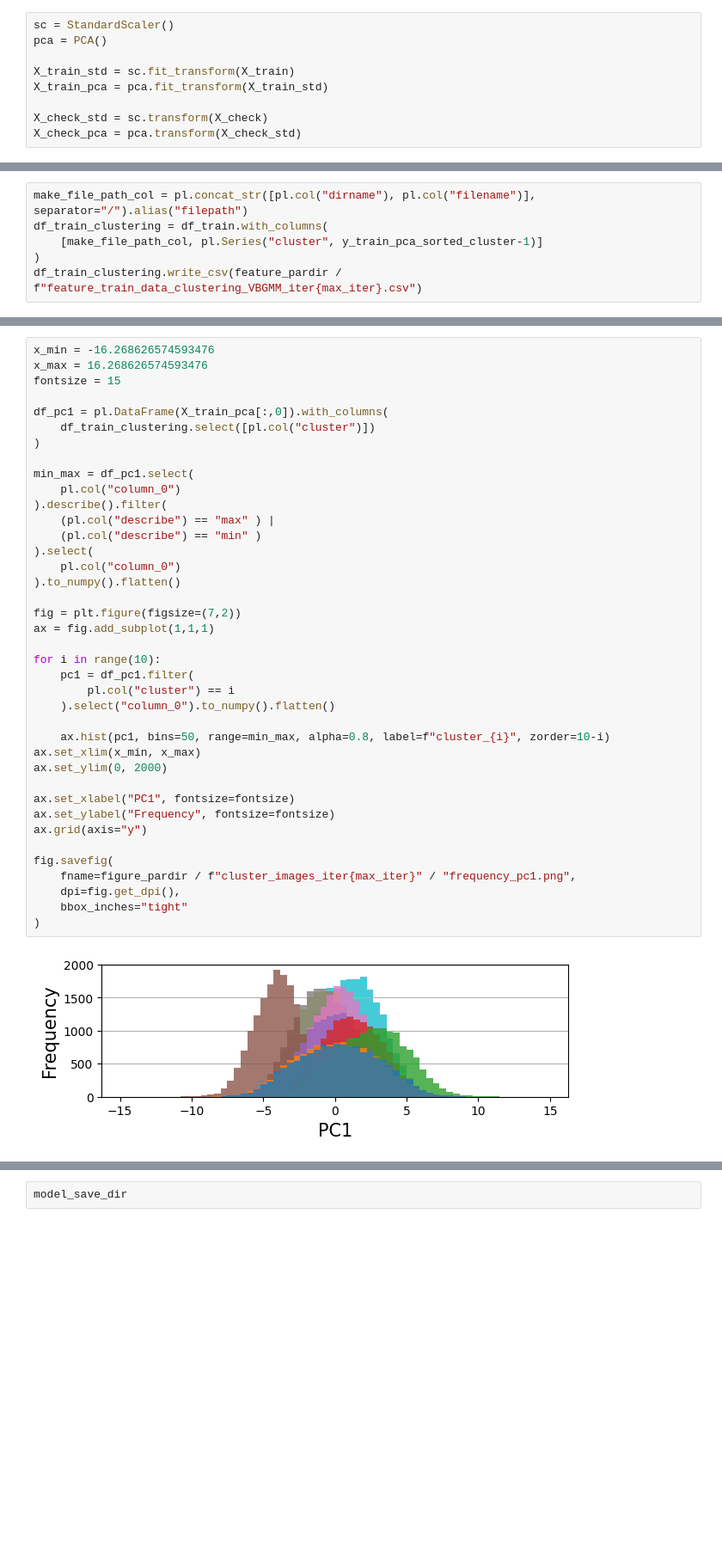
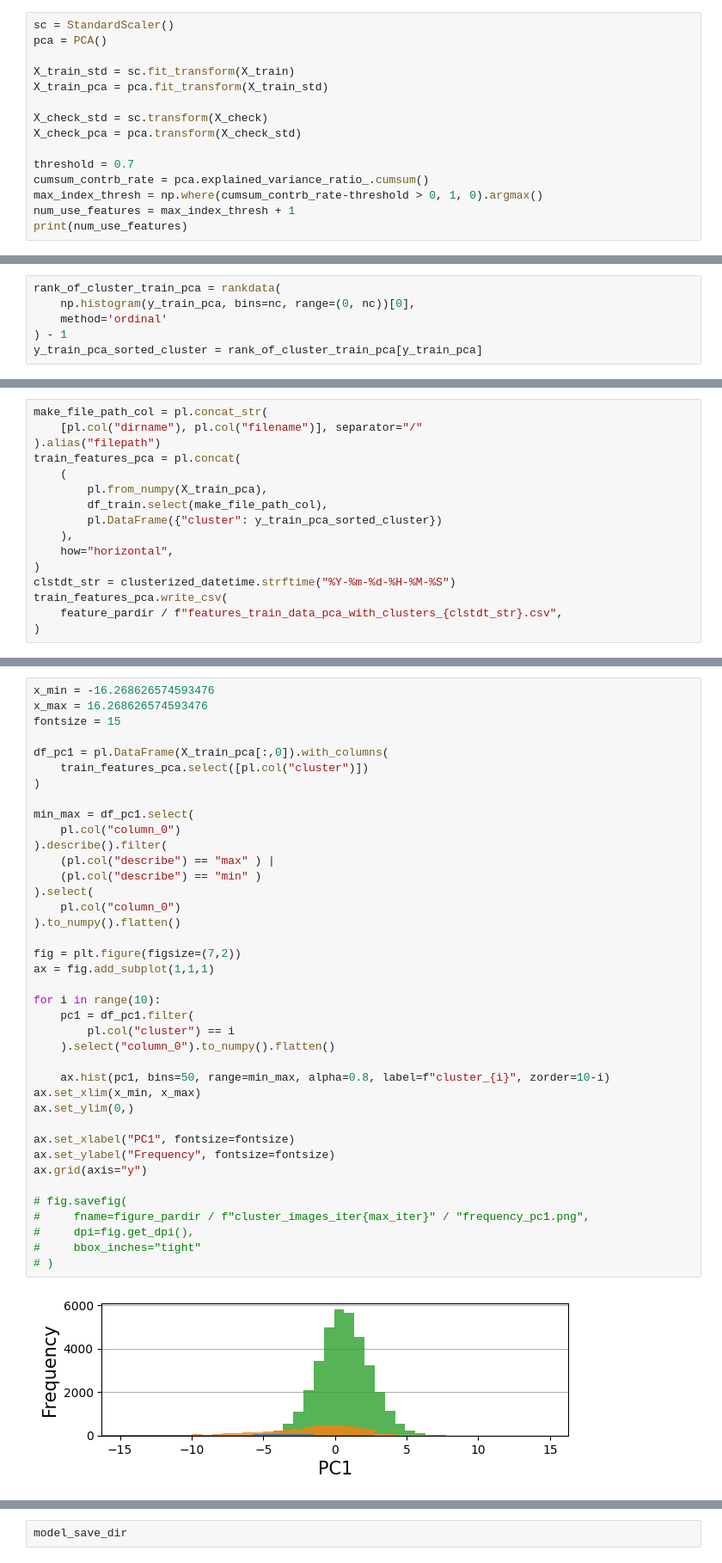
Before and after one commit to RyuichiShinseiB/Feature_extraction, a Jupyter notebook: notebooks/VBGMM_clustering.ipynb, the cells around one changed output, grey strips where cells are left out. Shown: that part at 86% size. Drawn from its saved outputs; the diff is of its cells as text; blank space fills up the shorter version.

```diff
--- a/notebooks/VBGMM_clustering.ipynb
+++ b/notebooks/VBGMM_clustering.ipynb
@@ -76,3 +107,9 @@ X_train_pca = pca.fit_transform(X_train_std)
 
 X_check_std = sc.transform(X_check)
 X_check_pca = pca.transform(X_check_std)
+
+threshold = 0.7
+cumsum_contrb_rate = pca.explained_variance_ratio_.cumsum()
+max_index_thresh = np.where(cumsum_contrb_rate-threshold > 0, 1, 0).argmax()
+num_use_features = max_index_thresh + 1
+print(num_use_features)
@@ -176,0 +264,6 @@ Initialization converged: False
+# %%
+rank_of_cluster_train_pca = rankdata(
+    np.histogram(y_train_pca, bins=nc, range=(0, nc))[0],
+    method='ordinal'
+) - 1
+y_train_pca_sorted_cluster = rank_of_cluster_train_pca[y_train_pca]
@@ -192,6 +393,16 @@ PosixPath('/home/shinsei/MyResearches/feat_extrc/reports/features/SimpleCAE16/20
 # %%
-make_file_path_col = pl.concat_str([pl.col("dirname"), pl.col("filename")], separator="/").alias("filepath")
-df_train_clustering = df_train.with_columns(
-    [make_file_path_col, pl.Series("cluster", y_train_pca_sorted_cluster-1)]
+make_file_path_col = pl.concat_str(
+    [pl.col("dirname"), pl.col("filename")], separator="/"
+).alias("filepath")
+train_features_pca = pl.concat(
+    (
+        pl.from_numpy(X_train_pca),
+        df_train.select(make_file_path_col),
+        pl.DataFrame({"cluster": y_train_pca_sorted_cluster})
+    ),
+    how="horizontal",
 )
-df_train_clustering.write_csv(feature_pardir / f"feature_train_data_clustering_VBGMM_iter{max_iter}.csv")
+clstdt_str = clusterized_datetime.strftime("%Y-%m-%d-%H-%M-%S")
+train_features_pca.write_csv(
+    feature_pardir / f"features_train_data_pca_with_clusters_{clstdt_str}.csv",
+)
@@ -260,40 +452,40 @@ x_max = 16.268626574593476
 fontsize = 15
 
 df_pc1 = pl.DataFrame(X_train_pca[:,0]).with_columns(
-    df_train_clustering.select([pl.col("cluster")])
+    train_features_pca.select([pl.col("cluster")])
 )
 
 min_max = df_pc1.select(
     pl.col("column_0")
 ).describe().filter(
     (pl.col("describe") == "max" ) |
     (pl.col("describe") == "min" )
 ).select(
     pl.col("column_0")
 ).to_numpy().flatten()
 
 fig = plt.figure(figsize=(7,2))
 ax = fig.add_subplot(1,1,1)
 
 for i in range(10):
     pc1 = df_pc1.filter(
         pl.col("cluster") == i
     ).select("column_0").to_numpy().flatten()
 
     ax.hist(pc1, bins=50, range=min_max, alpha=0.8, label=f"cluster_{i}", zorder=10-i)
 ax.set_xlim(x_min, x_max)
-ax.set_ylim(0, 2000)
+ax.set_ylim(0,)
 
 ax.set_xlabel("PC1", fontsize=fontsize)
 ax.set_ylabel("Frequency", fontsize=fontsize)
 ax.grid(axis="y")
 
-fig.savefig(
-    fname=figure_pardir / f"cluster_images_iter{max_iter}" / "frequency_pc1.png",
-    dpi=fig.get_dpi(),
-    bbox_inches="tight"
-)
+# fig.savefig(
+#     fname=figure_pardir / f"cluster_images_iter{max_iter}" / "frequency_pc1.png",
+#     dpi=fig.get_dpi(),
+#     bbox_inches="tight"
+# )
 # %% [output]
-[figure, old version]
+[figure, new version]
 # %%
 df_pc2 = pl.DataFrame(X_train_pca[:,1]).with_columns(
```
Also changed, not shown: parts of 43 cells of this notebook.
